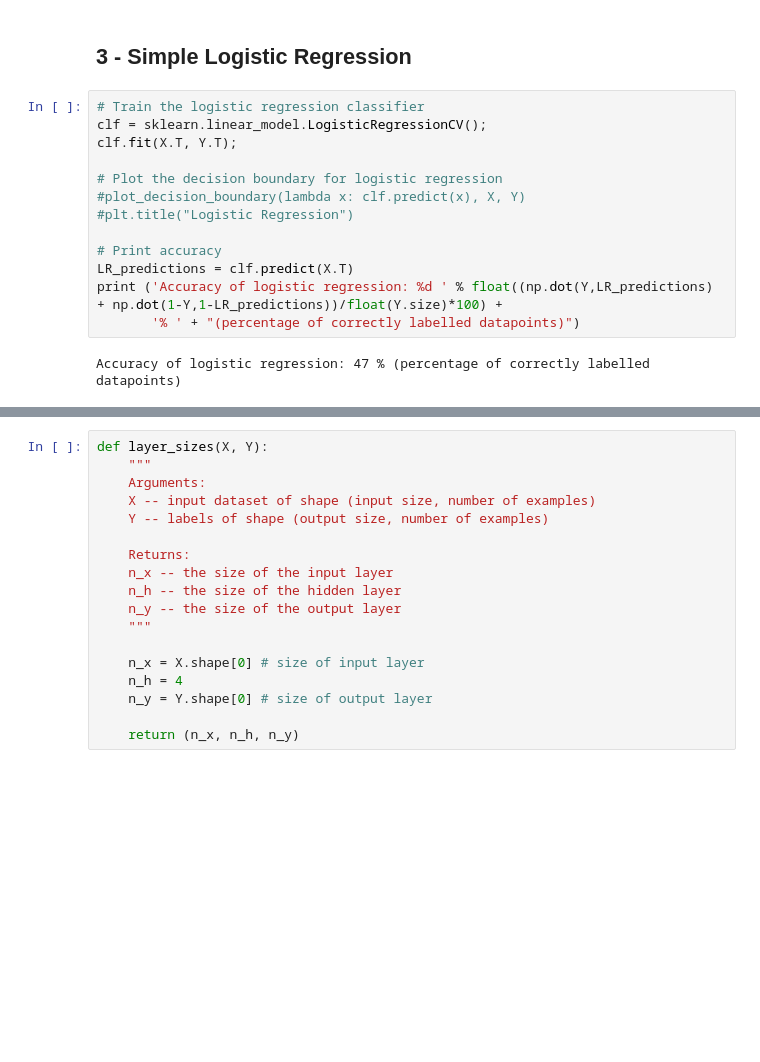
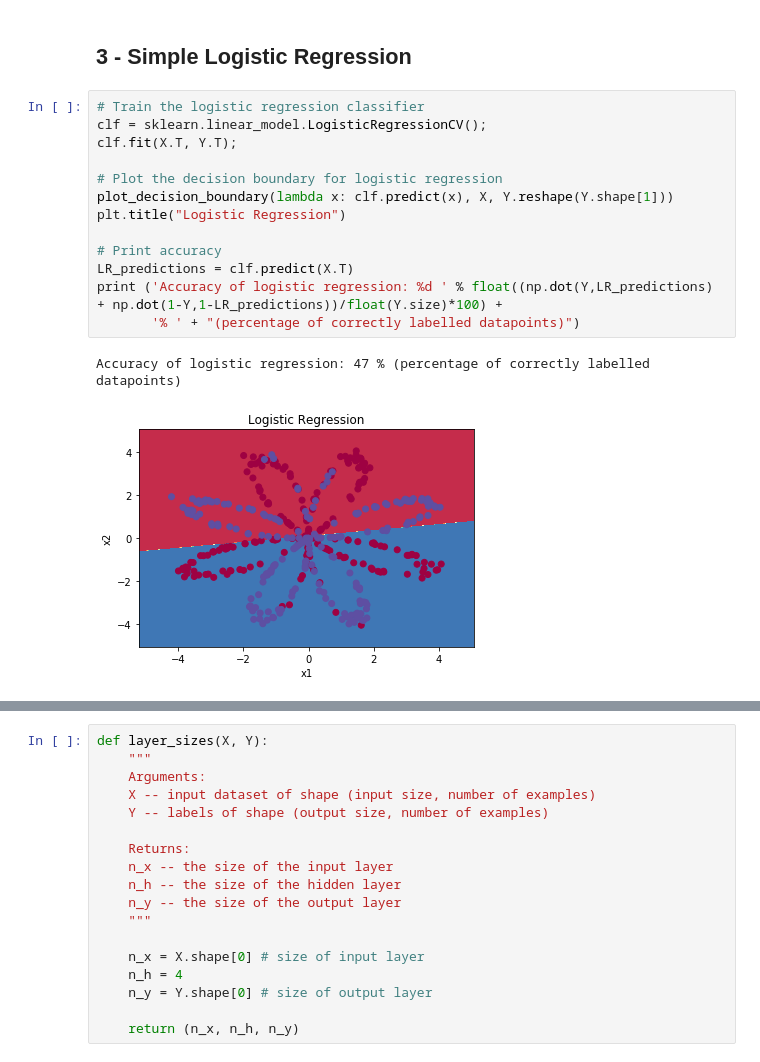
Before and after one commit to riehseun/riehseun.github.io, a Jupyter notebook: ml/neural_network.ipynb, the cells around one changed output, grey strips where cells are left out. Drawn from its saved outputs; the diff is of its cells as text; blank space fills up the shorter version.

```diff
--- a/ml/neural_network.ipynb
+++ b/ml/neural_network.ipynb
@@ -474,18 +476,19 @@ I have m = 400 training examples!
 # %%
 # Train the logistic regression classifier
 clf = sklearn.linear_model.LogisticRegressionCV();
 clf.fit(X.T, Y.T);
 
 # Plot the decision boundary for logistic regression
-#plot_decision_boundary(lambda x: clf.predict(x), X, Y)
-#plt.title("Logistic Regression")
+plot_decision_boundary(lambda x: clf.predict(x), X, Y.reshape(Y.shape[1]))
+plt.title("Logistic Regression")
 
 # Print accuracy
 LR_predictions = clf.predict(X.T)
 print ('Accuracy of logistic regression: %d ' % float((np.dot(Y,LR_predictions) + np.dot(1-Y,1-LR_predictions))/float(Y.size)*100) +
        '% ' + "(percentage of correctly labelled datapoints)")
 # %% [output]
 Accuracy of logistic regression: 47 % (percentage of correctly labelled datapoints)
+[figure, added]
 # %% [markdown]
 ## 4 - Neural Network model
 <img src="neural_network_img/classification_kiank.png" style="width:600px;height:300px;">
```
Also changed, not shown: parts of 15 cells of this notebook, 2 other files.
